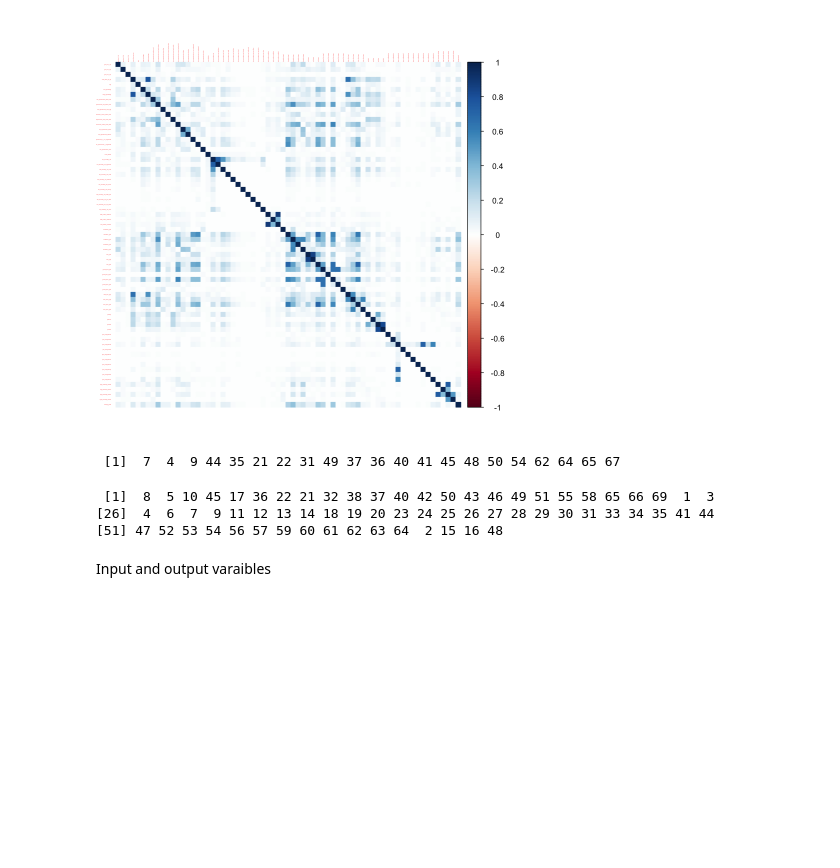
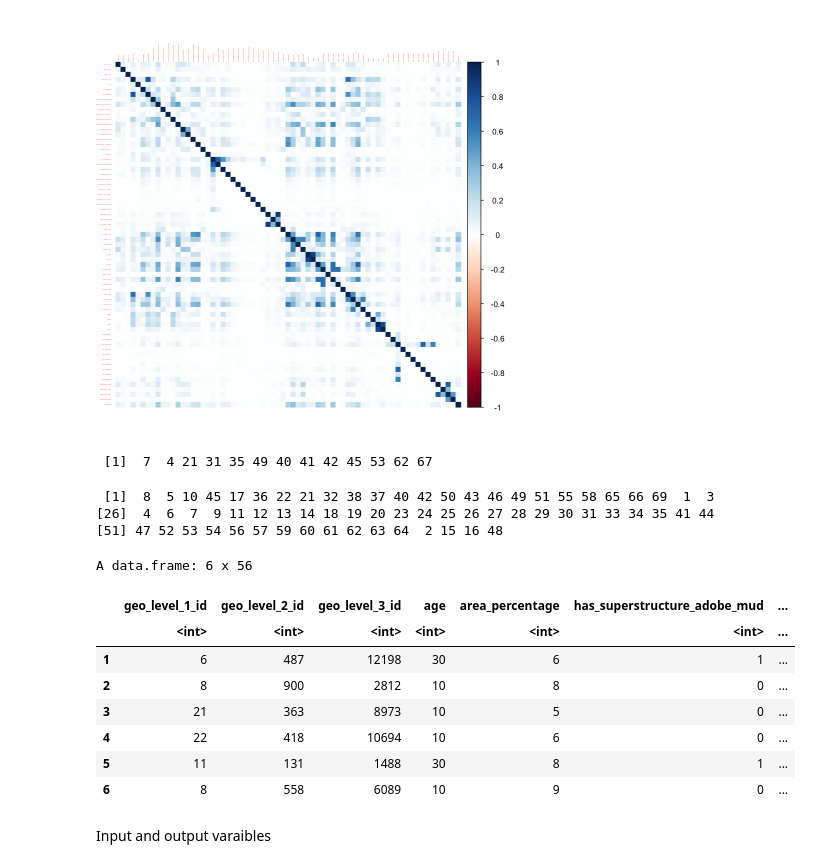
Before and after one commit to ULB-INFO-F-422/richter-s-predictor-group-26, a Jupyter notebook: FirstVersion.ipynb, the cells around one changed output. Saved outputs shown, nothing was run; the diff lists cells and outputs as text; code cells hidden in the pictures; blank space fills up the shorter version.

```diff
--- a/FirstVersion.ipynb
+++ b/FirstVersion.ipynb
@@ -128,10 +209,10 @@ corrplot(cormat, tl.cex = 0.1, method = "color")
 [figure]
 # %%
 to_delete_DG = c()
-for (i in 1:(nrow(cormat))) {
-    for (j in i:(nrow(cormat))) {
-        if (cormat[i,j] > 0.5 &  i!=j) {
-            if (abs(cormat[i,68]) < abs(cormat[j,68])) {
+for (i in 1:(nrow(cormat)-1)) {
+    for (j in i:(nrow(cormat)-1)) {
+        if (cormat[i,j] > 0.6 &  i!=j) {
+            if (abs(cormat[i,69]) < abs(cormat[j,69])) {
                 to_delete_DG <- c(to_delete_DG, i)
             } else {
                 to_delete_DG <- c(to_delete_DG, j)
@@ -143,7 +224,7 @@ to_delete_DG <- to_delete_DG[!duplicated(to_delete_DG)]
 
 to_delete_DG
 # %% [output]
- [1]  7  4  9 44 35 21 22 31 49 37 36 40 41 45 48 50 54 62 64 65 67
+ [1]  7  4 21 31 35 49 40 41 42 45 53 62 67
 # %%
 for (i in 1:(nrow(cormat)-1)) {
     if (cormat[i, 68] < 0.01) {
@@ -158,6 +239,17 @@ to_delete_DG
 [51] 47 52 53 54 56 57 59 60 61 62 63 64  2 15 16 48
 # %%
 trainCleanedD <- select(trainCleaned,-c(to_delete_DG))
+head(trainCleanedD)
+# %% [output]
+A data.frame: 6 x 56
+|  | geo_level_1_id | geo_level_2_id | geo_level_3_id | age | area_percentage | has_superstructure_adobe_mud | ... |
+|  | <int> | <int> | <int> | <int> | <int> | <int> | ... |
+| 1 | 6 | 487 | 12198 | 30 | 6 | 1 | ... |
+| 2 | 8 | 900 | 2812 | 10 | 8 | 0 | ... |
+| 3 | 21 | 363 | 8973 | 10 | 5 | 0 | ... |
+| 4 | 22 | 418 | 10694 | 10 | 6 | 0 | ... |
+| 5 | 11 | 131 | 1488 | 30 | 8 | 1 | ... |
+| 6 | 8 | 558 | 6089 | 10 | 9 | 0 | ... |
 # %% [markdown]
 Input and output varaibles
 # %%
```
Also changed, not shown: parts of 28 cells of this notebook.
